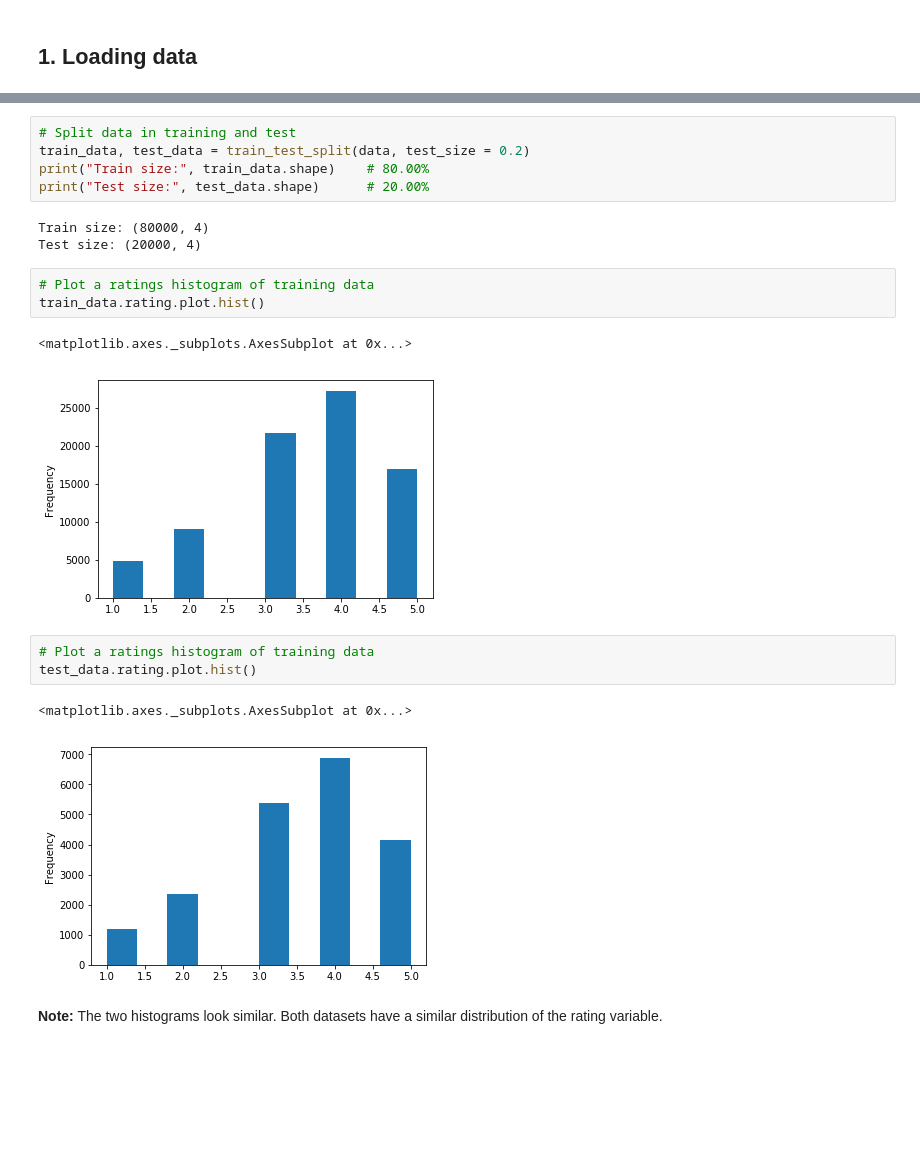
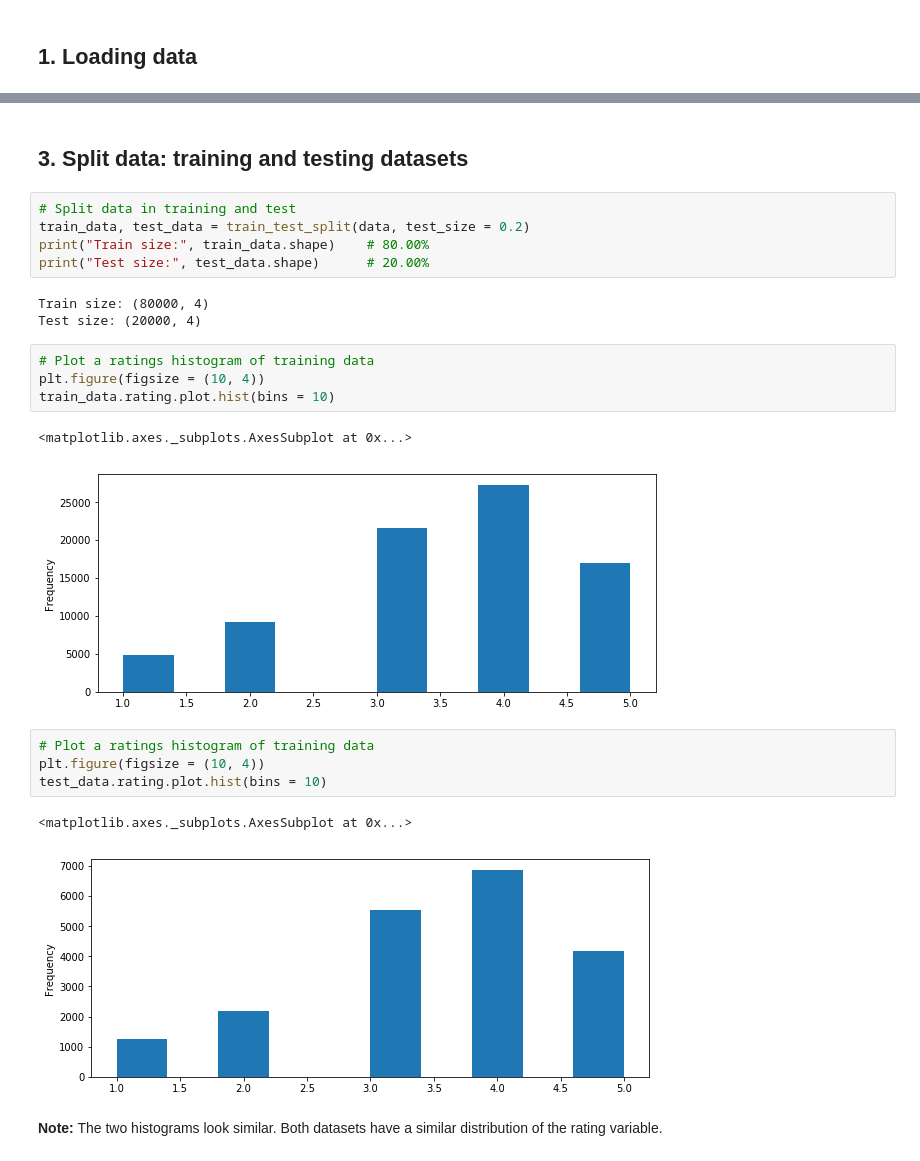
Before and after one commit to ansegura7/RS_Surprise, a Jupyter notebook: code/RS_SVD.ipynb, the cells around one changed output, grey strips where cells are left out. Saved outputs shown, nothing was run; the diff lists cells and outputs as text; blank space fills up the shorter version.

```diff
--- a/code/RS_SVD.ipynb
+++ b/code/RS_SVD.ipynb
@@ -47,3 +116,5 @@ data.head()
+# %% [markdown]
+## 3. Split data: training and testing datasets
 # %%
 # Split data in training and test
 train_data, test_data = train_test_split(data, test_size = 0.2)
@@ -54,16 +125,18 @@ Train size: (80000, 4)
 Test size: (20000, 4)
 # %%
 # Plot a ratings histogram of training data
-train_data.rating.plot.hist()
+plt.figure(figsize = (10, 4))
+train_data.rating.plot.hist(bins = 10)
 # %% [output]
 <matplotlib.axes._subplots.AxesSubplot at 0x...>
-[figure, old version]
+[figure, new version]
 # %%
 # Plot a ratings histogram of training data
-test_data.rating.plot.hist()
+plt.figure(figsize = (10, 4))
+test_data.rating.plot.hist(bins = 10)
 # %% [output]
 <matplotlib.axes._subplots.AxesSubplot at 0x...>
-[figure, old version]
+[figure, new version]
 # %% [markdown]
 **Note:** The two histograms look similar. Both datasets have a similar distribution of the rating variable.
 # %%
```
Also changed, not shown: parts of 29 cells of this notebook, 2 other files.
